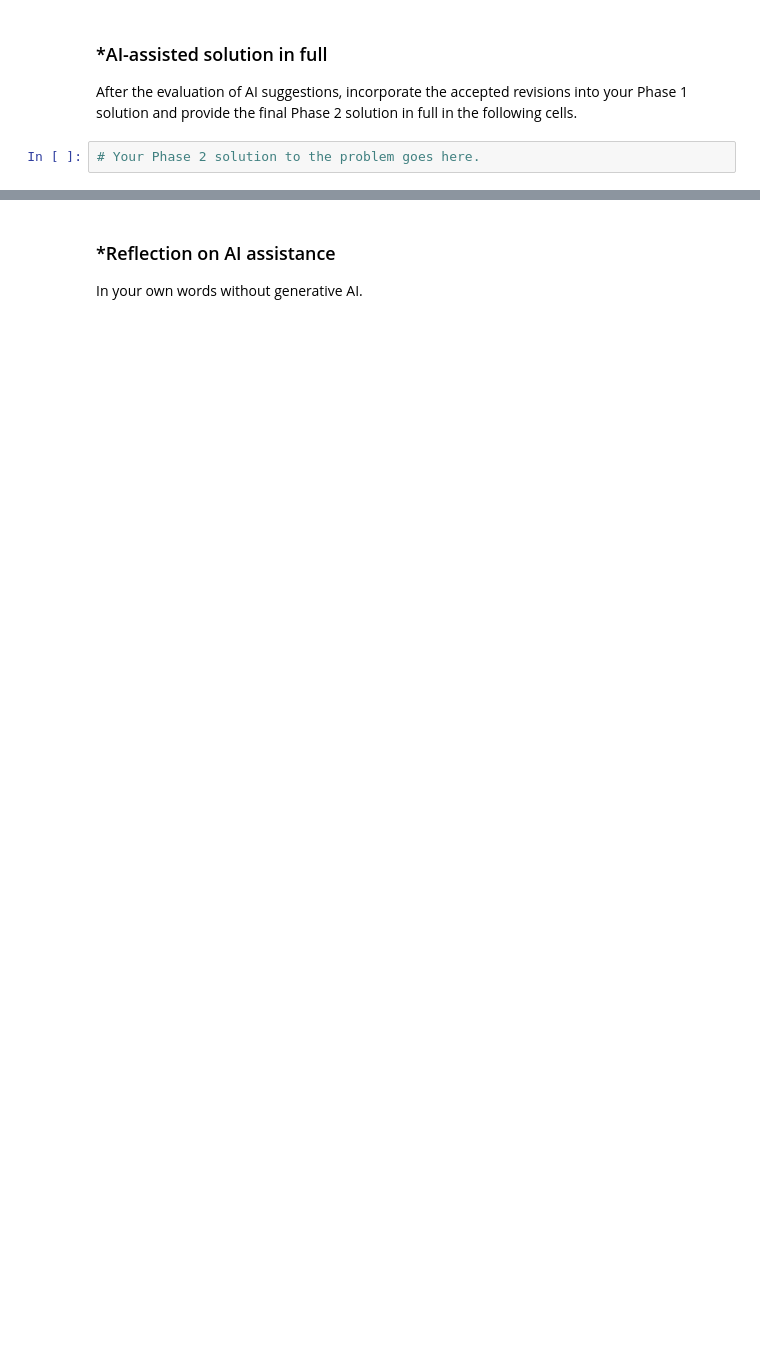
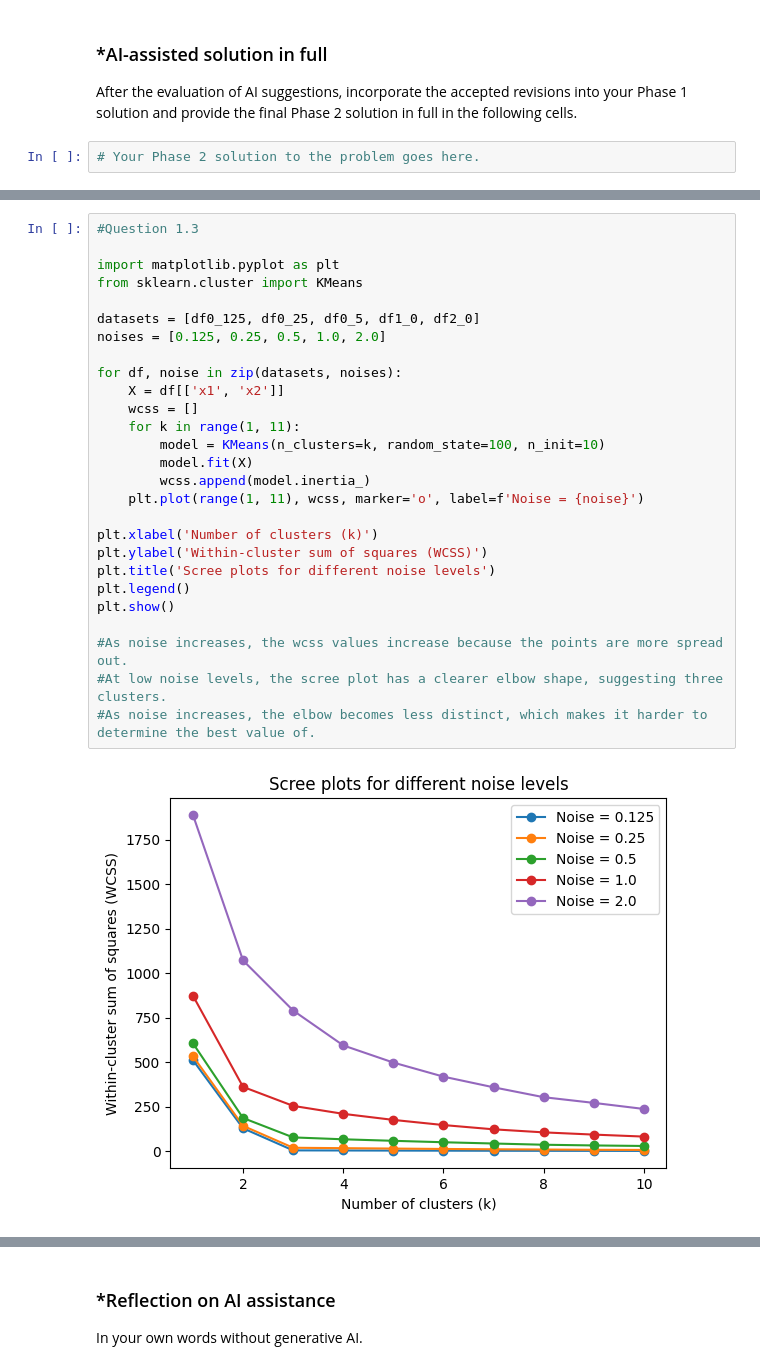
Before and after one commit to jrp0207/A04-clustering, a Jupyter notebook: notebook.ipynb, the cells around one changed output, grey strips where cells are left out. Saved outputs shown, nothing was run; the diff lists cells and outputs as text; blank space fills up the shorter version.

```diff
--- a/notebook.ipynb
+++ b/notebook.ipynb
@@ -330,0 +869,29 @@ After the evaluation of AI suggestions, incorporate the accepted revisions into
+# %%
+#Question 1.3
+
+import matplotlib.pyplot as plt
+from sklearn.cluster import KMeans
+
+datasets = [df0_125, df0_25, df0_5, df1_0, df2_0]
+noises = [0.125, 0.25, 0.5, 1.0, 2.0]
+
+for df, noise in zip(datasets, noises):
+    X = df[['x1', 'x2']]
+    wcss = []
+    for k in range(1, 11):
+        model = KMeans(n_clusters=k, random_state=100, n_init=10)
+        model.fit(X)
+        wcss.append(model.inertia_)
+    plt.plot(range(1, 11), wcss, marker='o', label=f'Noise = {noise}')
+
+plt.xlabel('Number of clusters (k)')
+plt.ylabel('Within-cluster sum of squares (WCSS)')
+plt.title('Scree plots for different noise levels')
+plt.legend()
+plt.show()
+
+#As noise increases, the wcss values increase because the points are more spread out.
+#At low noise levels, the scree plot has a clearer elbow shape, suggesting three clusters.
+#As noise increases, the elbow becomes less distinct, which makes it harder to determine the best value of.
+# %% [output]
+[figure, added]
```
Also changed, not shown: parts of 15 cells of this notebook.
